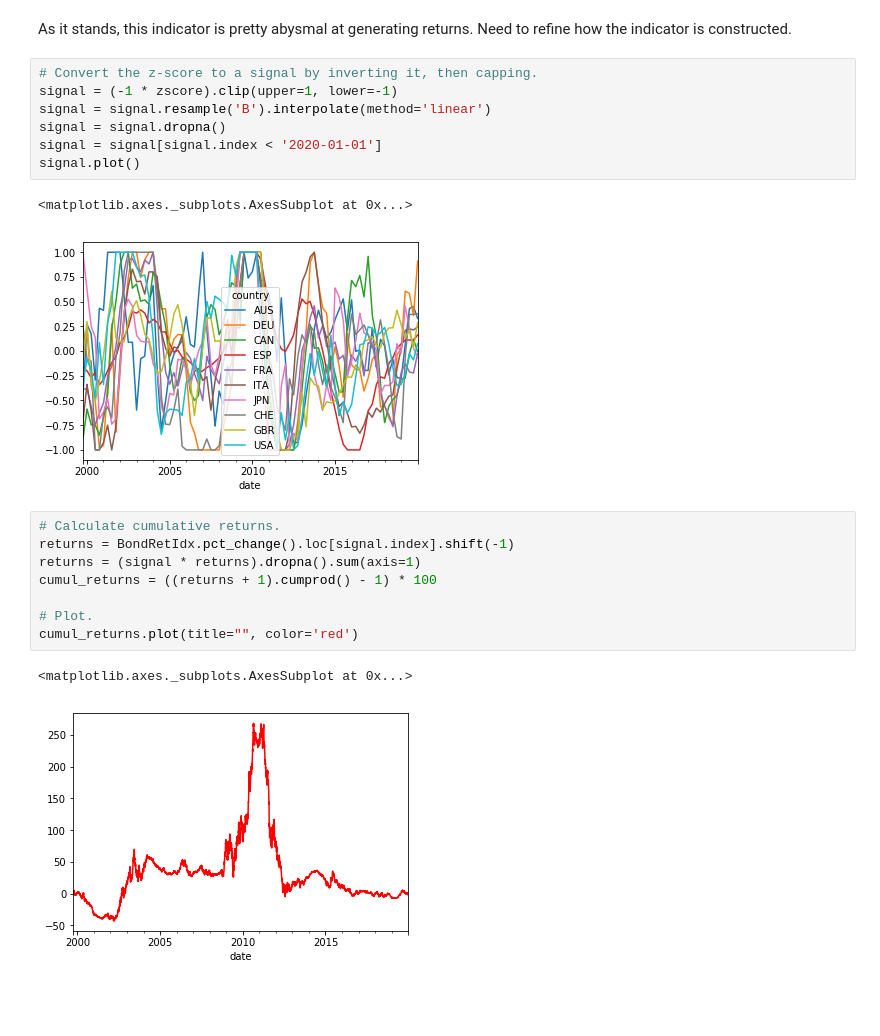
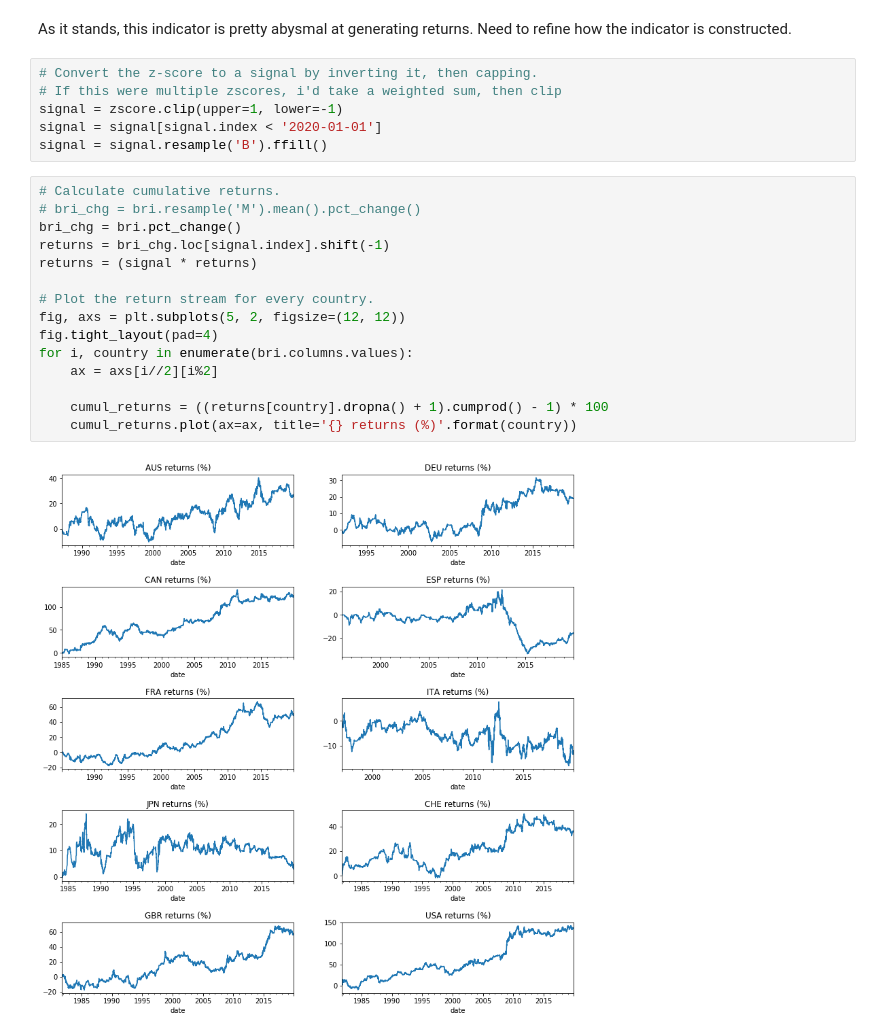
Before and after one commit to Mike-Huntress/Internship2020, a Jupyter notebook: SampleSignal/GDP indicator.ipynb, the cells around one changed output. Saved outputs shown, nothing was run; the diff lists cells and outputs as text; blank space fills up the shorter version.

```diff
--- a/SampleSignal/GDP indicator.ipynb
+++ b/SampleSignal/GDP indicator.ipynb
@@ -180,22 +166,24 @@ zscore['USA'].plot(ax=axs[1], \
 As it stands, this indicator is pretty abysmal at generating returns. Need to refine how the indicator is constructed.
 # %%
 # Convert the z-score to a signal by inverting it, then capping.
-signal = (-1 * zscore).clip(upper=1, lower=-1)
-signal = signal.resample('B').interpolate(method='linear')
-signal = signal.dropna()
+# If this were multiple zscores, i'd take a weighted sum, then clip
+signal = zscore.clip(upper=1, lower=-1)
 signal = signal[signal.index < '2020-01-01']
-signal.plot()
+signal = signal.resample('B').ffill()
-# %% [output]
-<matplotlib.axes._subplots.AxesSubplot at 0x...>
-[figure, removed]
-# %%
-# Calculate cumulative returns.
-returns = BondRetIdx.pct_change().loc[signal.index].shift(-1)
-returns = (signal * returns).dropna().sum(axis=1)
-cumul_returns = ((returns + 1).cumprod() - 1) * 100
-
-# Plot.
-cumul_returns.plot(title="", color='red')
-# %% [output]
-<matplotlib.axes._subplots.AxesSubplot at 0x...>
-[figure, removed]
+# %%
+# Calculate cumulative returns.
+# bri_chg = bri.resample('M').mean().pct_change()
+bri_chg = bri.pct_change()
+returns = bri_chg.loc[signal.index].shift(-1)
+returns = (signal * returns)
+
+# Plot the return stream for every country.
+fig, axs = plt.subplots(5, 2, figsize=(12, 12))
+fig.tight_layout(pad=4)
+for i, country in enumerate(bri.columns.values):
+    ax = axs[i//2][i%2]
+
+    cumul_returns = ((returns[country].dropna() + 1).cumprod() - 1) * 100
+    cumul_returns.plot(ax=ax, title='{} returns (%)'.format(country))
+# %% [output]
+[figure, added]
```
Also changed, not shown: parts of 12 cells of this notebook, 5 other files.
